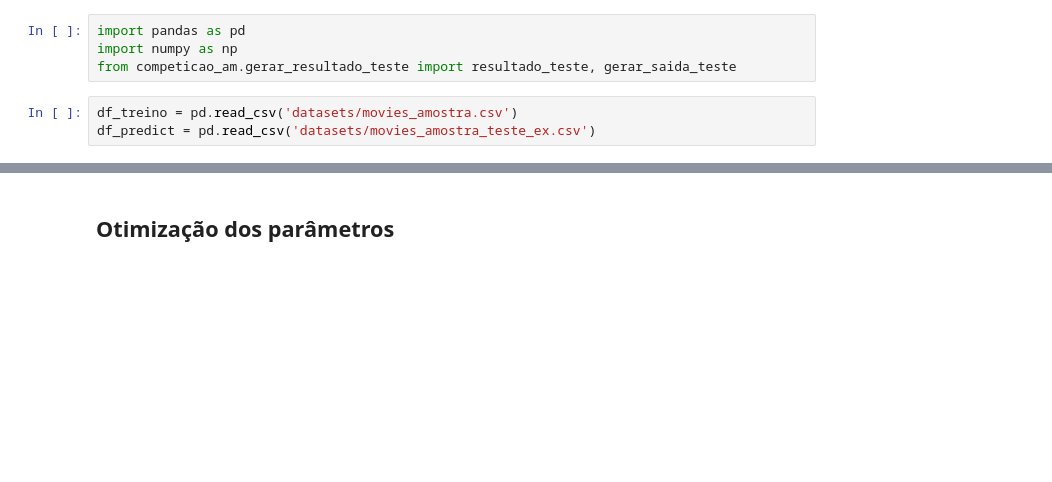
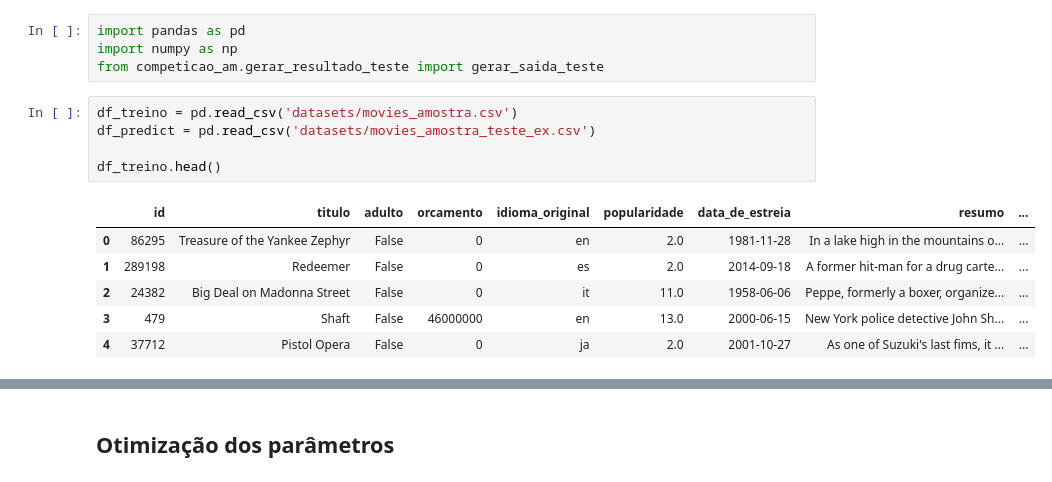
Before and after one commit to DanielHLelis/CompeticaoML-Hasan, a Jupyter notebook: competicao.ipynb, the cells around one changed output, grey strips where cells are left out. Cells and saved outputs as stored; diff of their text form; blank space fills up the shorter version.

```diff
--- a/competicao.ipynb
+++ b/competicao.ipynb
@@ -20,7 +19,16 @@ O método adotado foi um classificador SVM
 # %%
 import pandas as pd
 import numpy as np
-from competicao_am.gerar_resultado_teste import resultado_teste, gerar_saida_teste
+from competicao_am.gerar_resultado_teste import gerar_saida_teste
 # %%
 df_treino = pd.read_csv('datasets/movies_amostra.csv')
 df_predict = pd.read_csv('datasets/movies_amostra_teste_ex.csv')
+
+df_treino.head()
+# %% [output]
+|  | id | titulo | adulto | orcamento | idioma_original | popularidade | data_de_estreia | resumo | ... |
+| 0 | 86295 | Treasure of the Yankee Zephyr | False | 0 | en | 2.0 | 1981-11-28 | In a lake high in the mountains o... | ... |
+| 1 | 289198 | Redeemer | False | 0 | es | 2.0 | 2014-09-18 | A former hit-man for a drug carte... | ... |
+| 2 | 24382 | Big Deal on Madonna Street | False | 0 | it | 11.0 | 1958-06-06 | Peppe, formerly a boxer, organize... | ... |
+| 3 | 479 | Shaft | False | 46000000 | en | 13.0 | 2000-06-15 | New York police detective John Sh... | ... |
+| 4 | 37712 | Pistol Opera | False | 0 | ja | 2.0 | 2001-10-27 | As one of Suzuki's last fims, it ... | ... |
```
Also changed, not shown: parts of 15 cells of this notebook, 7 other files.
